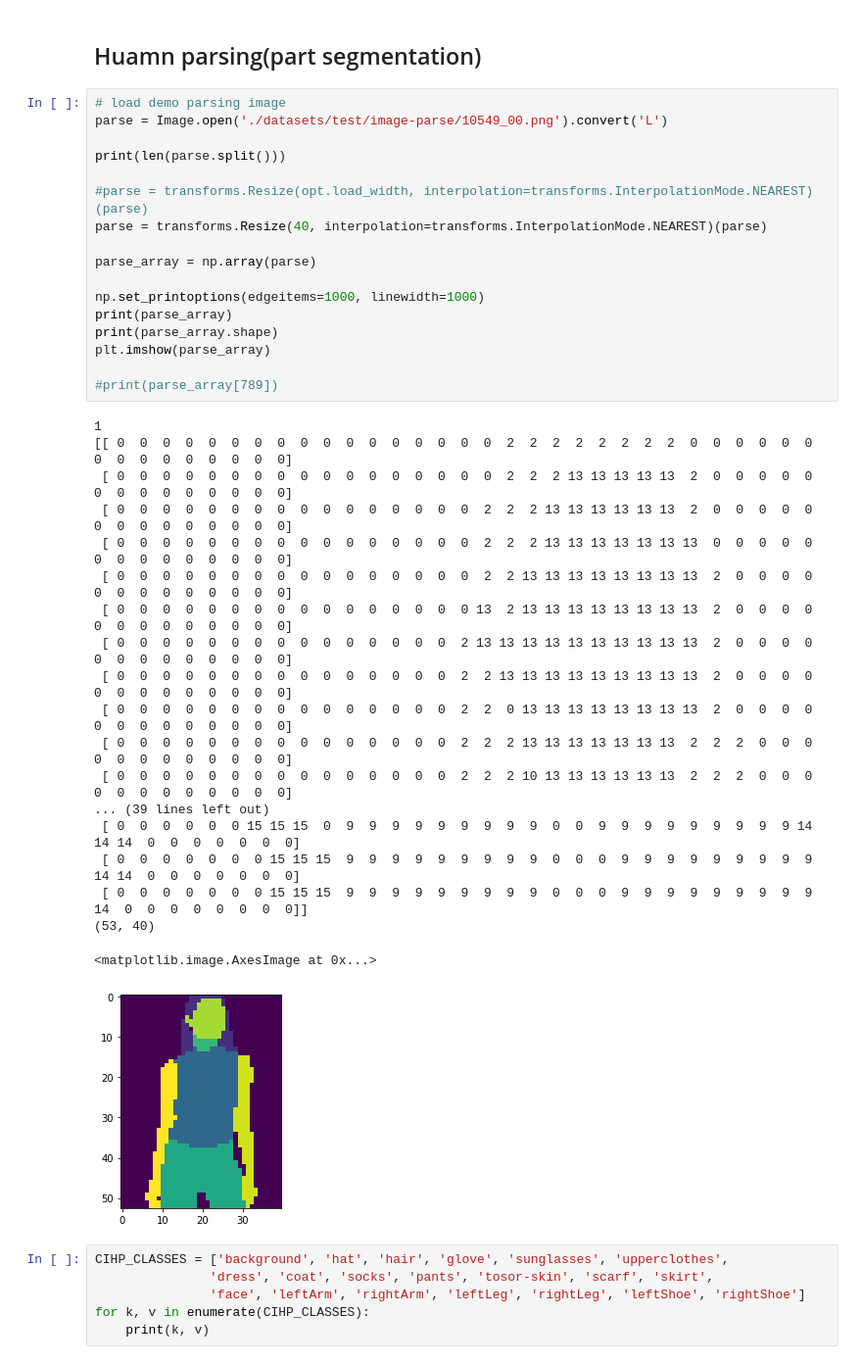
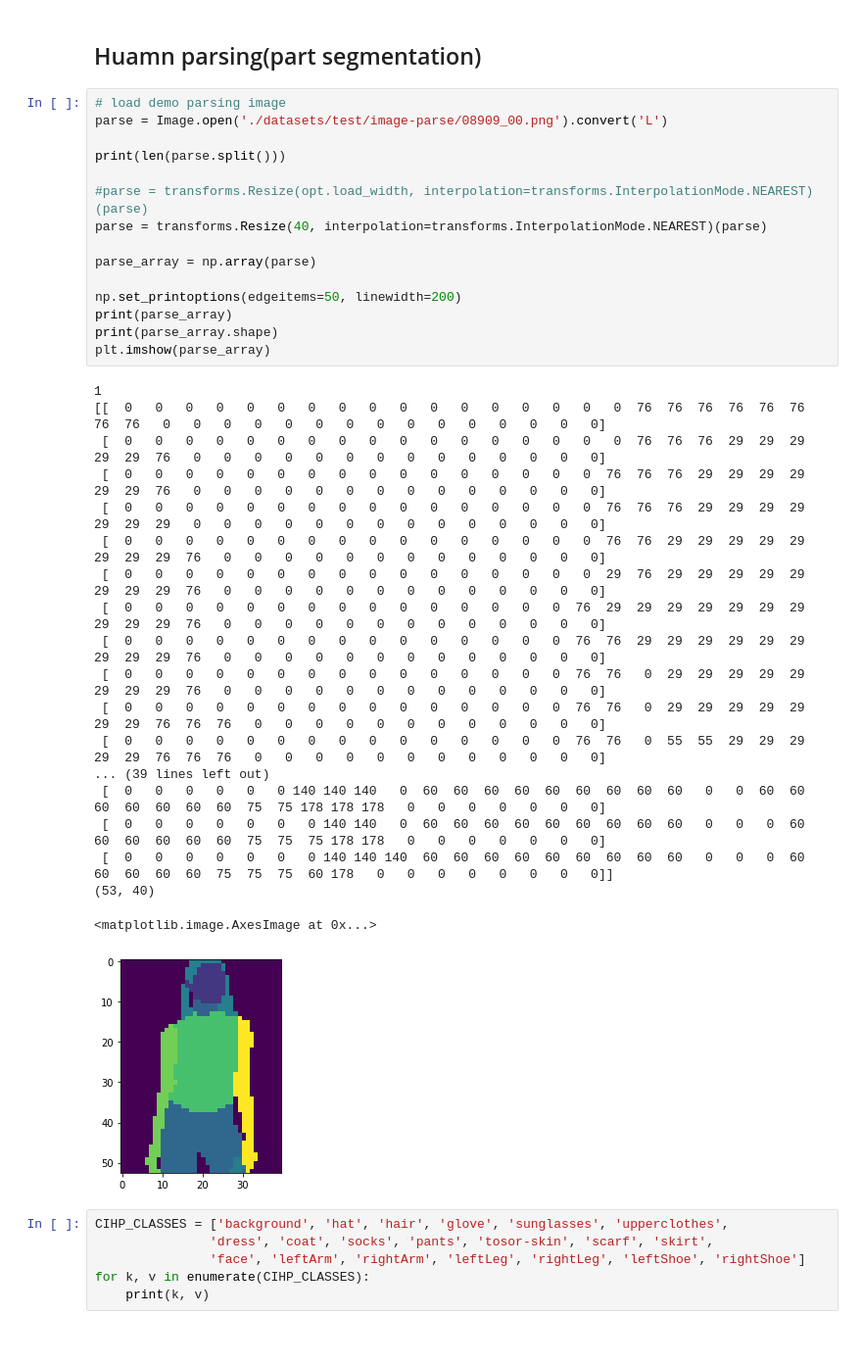
Before and after one commit to jiaqianjing/VITON-HD, a Jupyter notebook: analysis.ipynb, the cells around one changed output. Shown: that part at 98% size. Drawn from its saved outputs; the diff is of its cells as text.

```diff
--- a/analysis.ipynb
+++ b/analysis.ipynb
@@ -139,41 +430,39 @@ print(pose_data)
 ## Huamn parsing(part segmentation)
 # %%
 # load demo parsing image
-parse = Image.open('./datasets/test/image-parse/10549_00.png').convert('L')
+parse = Image.open('./datasets/test/image-parse/08909_00.png').convert('L')
 
 print(len(parse.split()))
 
 #parse = transforms.Resize(opt.load_width, interpolation=transforms.InterpolationMode.NEAREST)(parse)
 parse = transforms.Resize(40, interpolation=transforms.InterpolationMode.NEAREST)(parse)
 
 parse_array = np.array(parse)
 
-np.set_printoptions(edgeitems=1000, linewidth=1000)
+np.set_printoptions(edgeitems=50, linewidth=200)
 print(parse_array)
 print(parse_array.shape)
 plt.imshow(parse_array)
-
-#print(parse_array[789])
 # %% [output]
 1
-[[ 0  0  0  0  0  0  0  0  0  0  0  0  0  0  0  0  0  2  2  2  2  2  2  2  2  0  0  0  0  0  0  0  0  0  0  0  0  0  0  0]
- [ 0  0  0  0  0  0  0  0  0  0  0  0  0  0  0  0  0  2  2  2 13 13 13 13 13  2  0  0  0  0  0  0  0  0  0  0  0  0  0  0]
- [ 0  0  0  0  0  0  0  0  0  0  0  0  0  0  0  0  2  2  2 13 13 13 13 13 13  2  0  0  0  0  0  0  0  0  0  0  0  0  0  0]
- [ 0  0  0  0  0  0  0  0  0  0  0  0  0  0  0  0  2  2  2 13 13 13 13 13 13 13  0  0  0  0  0  0  0  0  0  0  0  0  0  0]
- [ 0  0  0  0  0  0  0  0  0  0  0  0  0  0  0  0  2  2 13 13 13 13 13 13 13 13  2  0  0  0  0  0  0  0  0  0  0  0  0  0]
- [ 0  0  0  0  0  0  0  0  0  0  0  0  0  0  0  0 13  2 13 13 13 13 13 13 13 13  2  0  0  0  0  0  0  0  0  0  0  0  0  0]
- [ 0  0  0  0  0  0  0  0  0  0  0  0  0  0  0  2 13 13 13 13 13 13 13 13 13 13  2  0  0  0  0  0  0  0  0  0  0  0  0  0]
- [ 0  0  0  0  0  0  0  0  0  0  0  0  0  0  0  2  2 13 13 13 13 13 13 13 13 13  2  0  0  0  0  0  0  0  0  0  0  0  0  0]
- [ 0  0  0  0  0  0  0  0  0  0  0  0  0  0  0  2  2  0 13 13 13 13 13 13 13 13  2  0  0  0  0  0  0  0  0  0  0  0  0  0]
- [ 0  0  0  0  0  0  0  0  0  0  0  0  0  0  0  2  2  2 13 13 13 13 13 13 13  2  2  2  0  0  0  0  0  0  0  0  0  0  0  0]
- [ 0  0  0  0  0  0  0  0  0  0  0  0  0  0  0  2  2  2 10 13 13 13 13 13 13  2  2  2  0  0  0  0  0  0  0  0  0  0  0  0]
+[[  0   0   0   0   0   0   0   0   0   0   0   0   0   0   0   0   0  76  76  76  76  76  76  76  76   0   0   0   0   0   0   0   0   0   0   0   0   0   0   0]
+ [  0   0   0   0   0   0   0   0   0   0   0   0   0   0   0   0   0  76  76  76  29  29  29  29  29  76   0   0   0   0   0   0   0   0   0   0   0   0   0   0]
+ [  0   0   0   0   0   0   0   0   0   0   0   0   0   0   0   0  76  76  76  29  29  29  29  29  29  76   0   0   0   0   0   0   0   0   0   0   0   0   0   0]
+ [  0   0   0   0   0   0   0   0   0   0   0   0   0   0   0   0  76  76  76  29  29  29  29  29  29  29   0   0   0   0   0   0   0   0   0   0   0   0   0   0]
+ [  0   0   0   0   0   0   0   0   0   0   0   0   0   0   0   0  76  76  29  29  29  29  29  29  29  29  76   0   0   0   0   0   0   0   0   0   0   0   0   0]
+ [  0   0   0   0   0   0   0   0   0   0   0   0   0   0   0   0  29  76  29  29  29  29  29  29  29  29  76   0   0   0   0   0   0   0   0   0   0   0   0   0]
+ [  0   0   0   0   0   0   0   0   0   0   0   0   0   0   0  76  29  29  29  29  29  29  29  29  29  29  76   0   0   0   0   0   0   0   0   0   0   0   0   0]
+ [  0   0   0   0   0   0   0   0   0   0   0   0   0   0   0  76  76  29  29  29  29  29  29  29  29  29  76   0   0   0   0   0   0   0   0   0   0   0   0   0]
+ [  0   0   0   0   0   0   0   0   0   0   0   0   0   0   0  76  76   0  29  29  29  29  29  29  29  29  76   0   0   0   0   0   0   0   0   0   0   0   0   0]
+ [  0   0   0   0   0   0   0   0   0   0   0   0   0   0   0  76  76   0  29  29  29  29  29  29  29  76  76  76   0   0   0   0   0   0   0   0   0   0   0   0]
+ [  0   0   0   0   0   0   0   0   0   0   0   0   0   0   0  76  76   0  55  55  29  29  29  29  29  76  76  76   0   0   0   0   0   0   0   0   0   0   0   0]
 ... (39 lines left out)
- [ 0  0  0  0  0  0 15 15 15  0  9  9  9  9  9  9  9  9  9  0  0  9  9  9  9  9  9  9  9  9 14 14 14  0  0  0  0  0  0  0]
- [ 0  0  0  0  0  0  0 15 15 15  9  9  9  9  9  9  9  9  9  0  0  0  9  9  9  9  9  9  9  9  9 14 14  0  0  0  0  0  0  0]
- [ 0  0  0  0  0  0  0 15 15 15  9  9  9  9  9  9  9  9  9  0  0  0  9  9  9  9  9  9  9  9  9 14  0  0  0  0  0  0  0  0]]
+ [  0   0   0   0   0   0 140 140 140   0  60  60  60  60  60  60  60  60  60   0   0  60  60  60  60  60  60  60  75  75 178 178 178   0   0   0   0   0   0   0]
+ [  0   0   0   0   0   0   0 140 140   0  60  60  60  60  60  60  60  60  60   0   0   0  60  60  60  60  60  60  75  75  75 178 178   0   0   0   0   0   0   0]
+ [  0   0   0   0   0   0   0 140 140 140  60  60  60  60  60  60  60  60  60   0   0   0  60  60  60  60  60  75  75  75  60 178   0   0   0   0   0   0   0   0]]
 (53, 40)
 <matplotlib.image.AxesImage at 0x...>
-[figure, old version]
+[figure, new version]
 # %%
 CIHP_CLASSES = ['background', 'hat', 'hair', 'glove', 'sunglasses', 'upperclothes',
                'dress', 'coat', 'socks', 'pants', 'tosor-skin', 'scarf', 'skirt',
```
Also changed, not shown: parts of 26 cells of this notebook, 4 other files.
